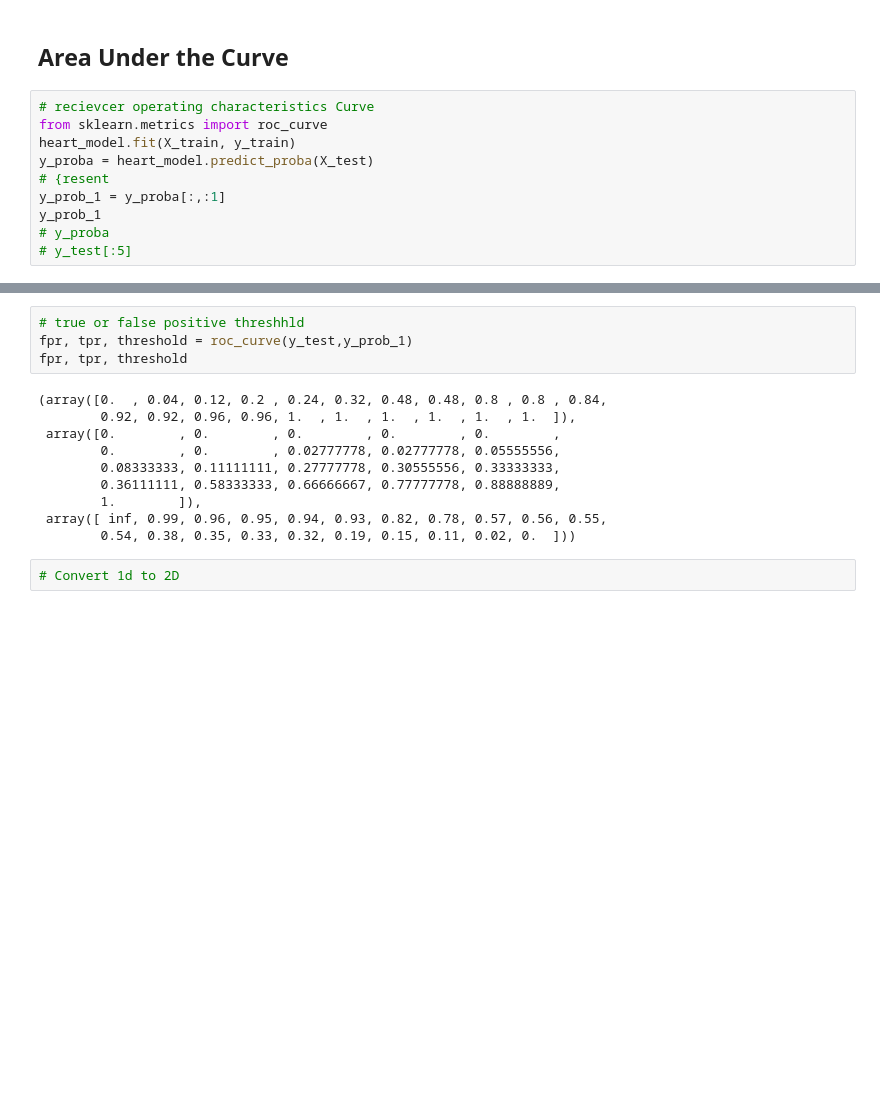
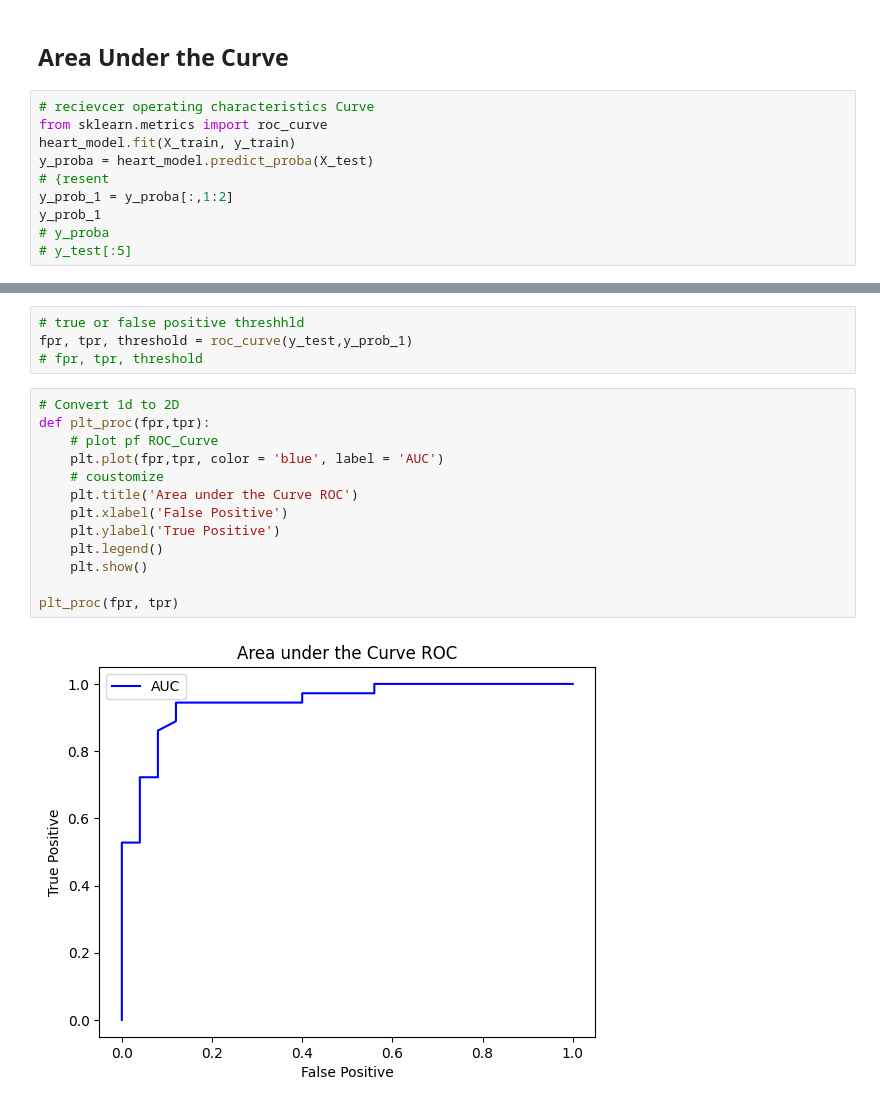
Before and after one commit to MuhammadRehanKhalid/Ehunar_ML_AI, a Jupyter notebook: M_10_Evaluating_ML_Model.ipynb, the cells around one changed output, grey strips where cells are left out. Drawn from its saved outputs; the diff is of its cells as text; blank space fills up the shorter version.

```diff
--- a/M_10_Evaluating_ML_Model.ipynb
+++ b/M_10_Evaluating_ML_Model.ipynb
@@ -124,7 +124,7 @@ from sklearn.metrics import roc_curve
 heart_model.fit(X_train, y_train)
 y_proba = heart_model.predict_proba(X_test)
 # {resent
-y_prob_1 = y_proba[:,:1]
+y_prob_1 = y_proba[:,1:2]
 y_prob_1
 # y_proba
 # y_test[:5]
@@ -133,16 +151,19 @@ y_prob_1
 # %%
 # true or false positive threshhld
 fpr, tpr, threshold = roc_curve(y_test,y_prob_1)
-fpr, tpr, threshold
+# fpr, tpr, threshold
-# %% [output]
-(array([0.  , 0.04, 0.12, 0.2 , 0.24, 0.32, 0.48, 0.48, 0.8 , 0.8 , 0.84,
-        0.92, 0.92, 0.96, 0.96, 1.  , 1.  , 1.  , 1.  , 1.  , 1.  ]),
- array([0.        , 0.        , 0.        , 0.        , 0.        ,
-        0.        , 0.        , 0.02777778, 0.02777778, 0.05555556,
-        0.08333333, 0.11111111, 0.27777778, 0.30555556, 0.33333333,
-        0.36111111, 0.58333333, 0.66666667, 0.77777778, 0.88888889,
-        1.        ]),
- array([ inf, 0.99, 0.96, 0.95, 0.94, 0.93, 0.82, 0.78, 0.57, 0.56, 0.55,
-        0.54, 0.38, 0.35, 0.33, 0.32, 0.19, 0.15, 0.11, 0.02, 0.  ]))
 # %%
 # Convert 1d to 2D
+def plt_proc(fpr,tpr):
+    # plot pf ROC_Curve
+    plt.plot(fpr,tpr, color = 'blue', label = 'AUC')
+    # coustomize
+    plt.title('Area under the Curve ROC')
+    plt.xlabel('False Positive')
+    plt.ylabel('True Positive')
+    plt.legend()
+    plt.show()
+
+plt_proc(fpr, tpr)
+# %% [output]
+[figure, added]
```
Also changed, not shown: parts of 12 cells of this notebook.
